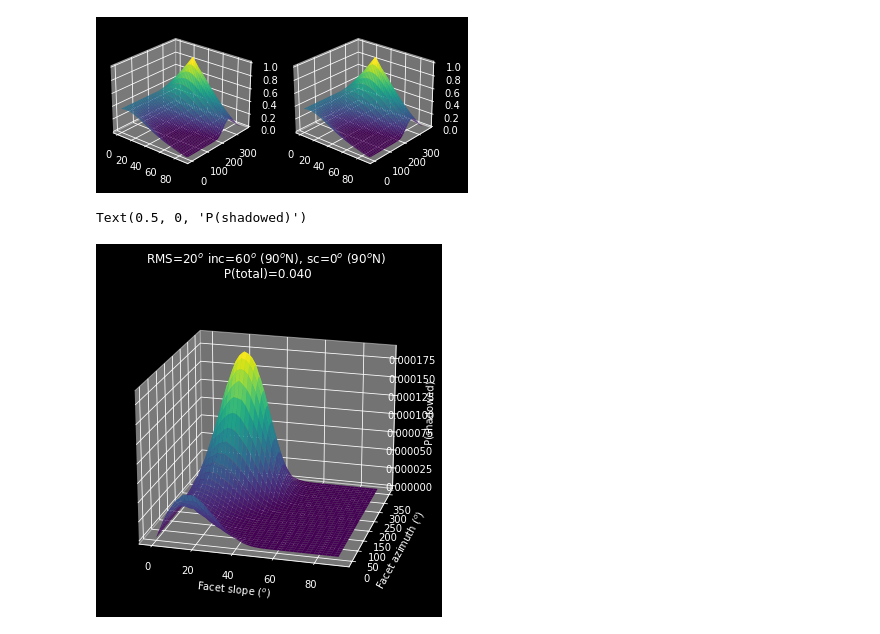
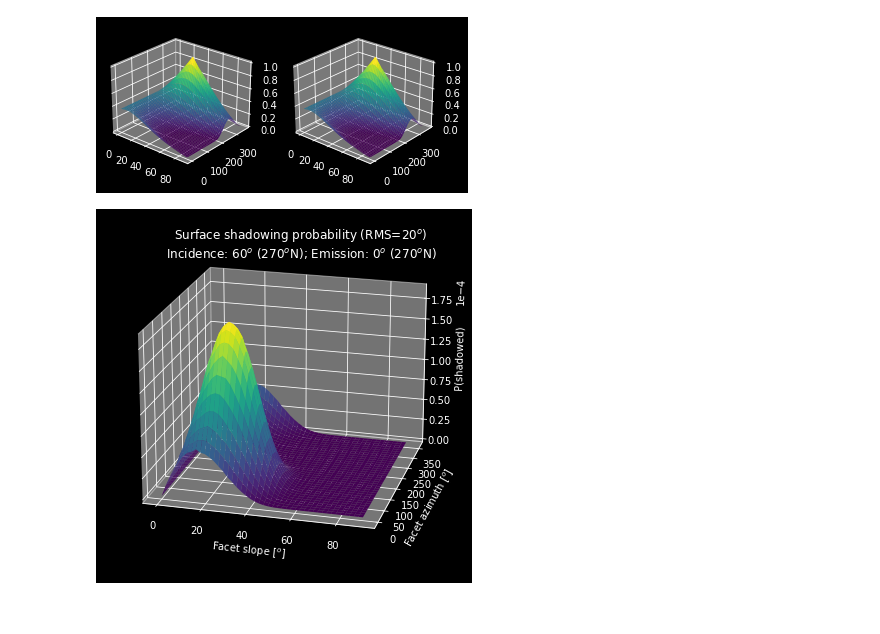
Before and after one commit to NAU-PIXEL/roughness, a Jupyter notebook: examples/slope_lookup.ipynb, the cells around one changed output. Cells and saved outputs as stored; diff of their text form; code cells hidden in the pictures.

```diff
--- a/examples/slope_lookup.ipynb
+++ b/examples/slope_lookup.ipynb
@@ -28,25 +28,25 @@ Since shadow lookup was generated with solar azimuth = 270 degrees, we rotate th
 
 Since the observed shadowing distribution will vary based on the observation direction, the shadow facet table is also projected onto the plane perpendicular to the vector of the viewing direction supplied (`sc_theta`, `sc_az`). For example, at 0 phase angle (spacecraft and sun vectors are the same), all shadows from the point of view of the spacecraft are hidden.
 # %%
-import sys
-sys.path.append('/home/ctaiudovicic/projects/roughness')
+import os.path as path
 import numpy as np
 import matplotlib.pyplot as plt
 from roughness import roughness as r
 plt.style.use('dark_background')
+imgdir = path.join(r.ROUGHNESS_DIR, 'docs', 'img') + path.sep
 # %%
 # Get raw shadow table with solar incidence angle below
 rms_slope = 20
 sun_theta = 60
-sun_az = 90
+sun_az = 270
 sl = r.load_shadow_lookup()
 
 shadow_frac = r.get_shadow_table(rms_slope, sun_theta, sun_az, sl)
 _, _, facet_azs, facet_slopes = r.get_lookup_coords(sl)
 
-plt.imshow(shadow_frac, extent=(0, 90, 0, 360), aspect=90/360, cmap='magma_r', vmin=0)
-plt.title(f'RMS={rms_slope}$^o$ inc={sun_theta}$^o$ ({sun_az}$^o$N), sc={sc_theta}$^o$ ({sc_az}$^o$N)')
-plt.xlabel('Facet slope angle (degrees)')
-plt.ylabel('Facet azimuth angle (degrees)')
+plt.imshow(shadow_frac, extent=(0, 90, 0, 360), aspect=90 /360, cmap='magma_r', vmin=0)
+plt.title(f'Facet shadow fraction with RMS={rms_slope}$^o$ inc={sun_theta}$^o$')
+plt.xlabel('Facet slope angle [deg]')
+plt.ylabel('Facet azimuth angle [deg]')
 plt.colorbar(label='P(shadowed)')
 # %% [output]
@@ -156,17 +157,21 @@ ax.plot_surface(theta_surf, azimuth_surf, vis_corr, cmap='viridis')
 # %%
 # Full corrected shadow table
 sc_theta = 0
 shadow_prob = r.get_shadow_prob(rms_slope, sun_theta, sun_az, sc_theta, sc_az, sl)
 
-fig = plt.figure(figsize=(6, 6))
+fig = plt.figure(figsize=(5, 5))
 ax = plt.axes(projection='3d')
 ax.view_init(20, -75)
-# ax.plot_surface(theta_surf, azimuth_surf, slopes, cmap='viridis')
 ax.plot_surface(theta_surf, azimuth_surf, shadow_prob, cmap='viridis')
-ax.set_title(f'RMS={rms_slope}$^o$ inc={sun_theta}$^o$ ({sun_az}$^o$N), sc={sc_theta}$^o$ ({sc_az}$^o$N)\n P(total)={np.sum(shadow_prob):.3f}')
-ax.set_xlabel('Facet slope ($^o$)')
-ax.set_ylabel('Facet azimuth ($^o$)')
+title = f'Surface shadowing probability (RMS={rms_slope}$^o$)\n'
+title += f'Incidence: {sun_theta}$^o$ ({sun_az}$^o$N); '
+title += f'Emission: {sc_theta}$^o$ ({sc_az}$^o$N)'
+plt.suptitle(title, y=0.97)
+ax.set_xlabel('Facet slope [$^o$]')
+ax.set_ylabel('Facet azimuth [$^o$]')
 ax.set_zlabel('P(shadowed)')
+plt.ticklabel_format(axis="z", style="sci", scilimits=(0,0))
+fig.subplots_adjust(left=-0.05, right=0.95, bottom=0, top=1)
+plt.savefig(imgdir + 'shadow_fraction.png', dpi=300)
 # %% [output]
-Text(0.5, 0, 'P(shadowed)')
-[figure, old version]
+[figure, new version]
```
Also changed, not shown: parts of 2 cells of this notebook, 6 other files.
